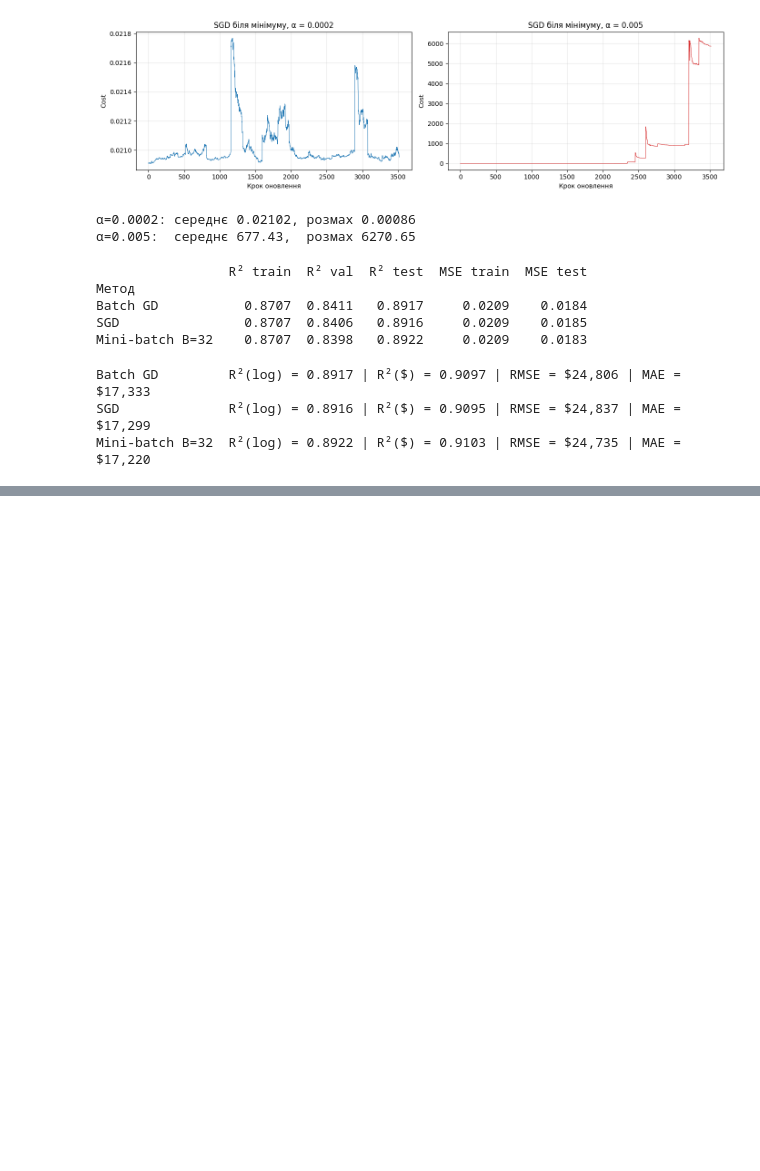
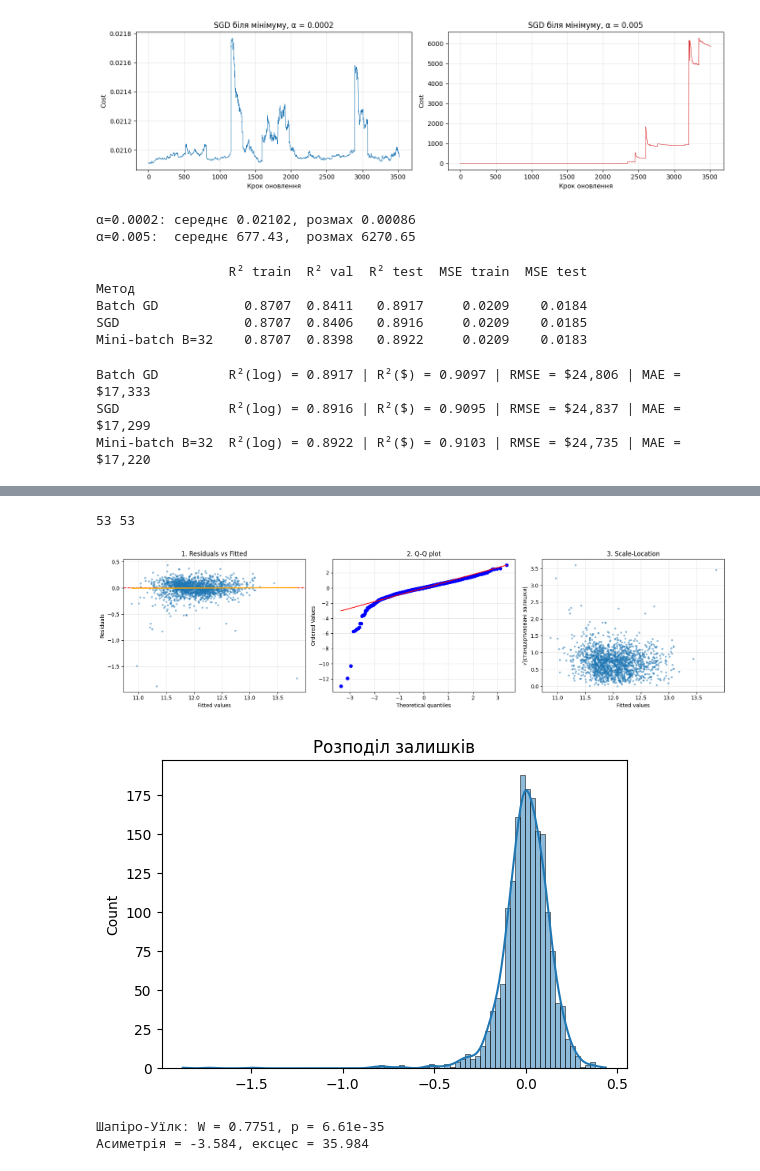
Before and after one commit to judyx-u/ml-labs, a Jupyter notebook: lab1.ipynb, the cells around one changed output, grey strips where cells are left out. Saved outputs shown, nothing was run; the diff lists cells and outputs as text; code cells hidden in the pictures; blank space fills up the shorter version.

```diff
--- a/lab1.ipynb
+++ b/lab1.ipynb
@@ -368,0 +372,48 @@ print('R² константного прогнозу:', r2(yte, baseline))
+# %%
+feat_names = (NUM + ORD + list(state['ohe'].get_feature_names_out(CAT)))
+print(len(feat_names), Xtr.shape[1])   # має збігатися
+# %% [output]
+53 53
+# %%
+from scipy import stats
+
+model = m_mini                      # беремо найкращу
+fitted = model.predict(Xtr)
+resid  = ytr - fitted
+std_resid = resid / resid.std()
+
+fig, ax = plt.subplots(1, 3, figsize=(17, 4.5))
+
+# 1. Лінійність
+ax[0].scatter(fitted, resid, s=8, alpha=0.4)
+ax[0].axhline(0, color='red', ls='--')
+lo = np.polyfit(fitted, resid, 1)
+xs = np.linspace(fitted.min(), fitted.max(), 50)
+ax[0].plot(xs, np.polyval(lo, xs), color='orange', lw=2)
+ax[0].set(xlabel='Fitted values', ylabel='Residuals', title='1. Residuals vs Fitted')
+
+# 2. Нормальність
+stats.probplot(std_resid, dist='norm', plot=ax[1])
+ax[1].set_title('2. Q-Q plot')
+
+# 3. Гомоскедастичність
+ax[2].scatter(fitted, np.sqrt(np.abs(std_resid)), s=8, alpha=0.4)
+ax[2].set(xlabel='Fitted values', ylabel='√|стандартизовані залишки|', title='3. Scale-Location')
+
+for a in ax: a.grid(alpha=0.3)
+plt.tight_layout(); plt.show()
+
+# гістограма + тест Шапіро-Уїлка
+fig, ax = plt.subplots(figsize=(6, 4))
+sns.histplot(resid, kde=True, ax=ax)
+ax.set_title('Розподіл залишків'); plt.show()
+
+sample = np.random.default_rng(0).choice(resid, size=min(1000, len(resid)), replace=False)
+W, p = stats.shapiro(sample)
+print(f'Шапіро-Уїлк: W = {W:.4f}, p = {p:.2e}')
+print(f'Асиметрія = {stats.skew(resid):.3f}, ексцес = {stats.kurtosis(resid):.3f}')
+# %% [output]
+[figure, added]
+[figure, added]
+Шапіро-Уїлк: W = 0.7751, p = 6.61e-35
+Асиметрія = -3.584, ексцес = 35.984
```
Also changed, not shown: parts of 7 cells of this notebook.
